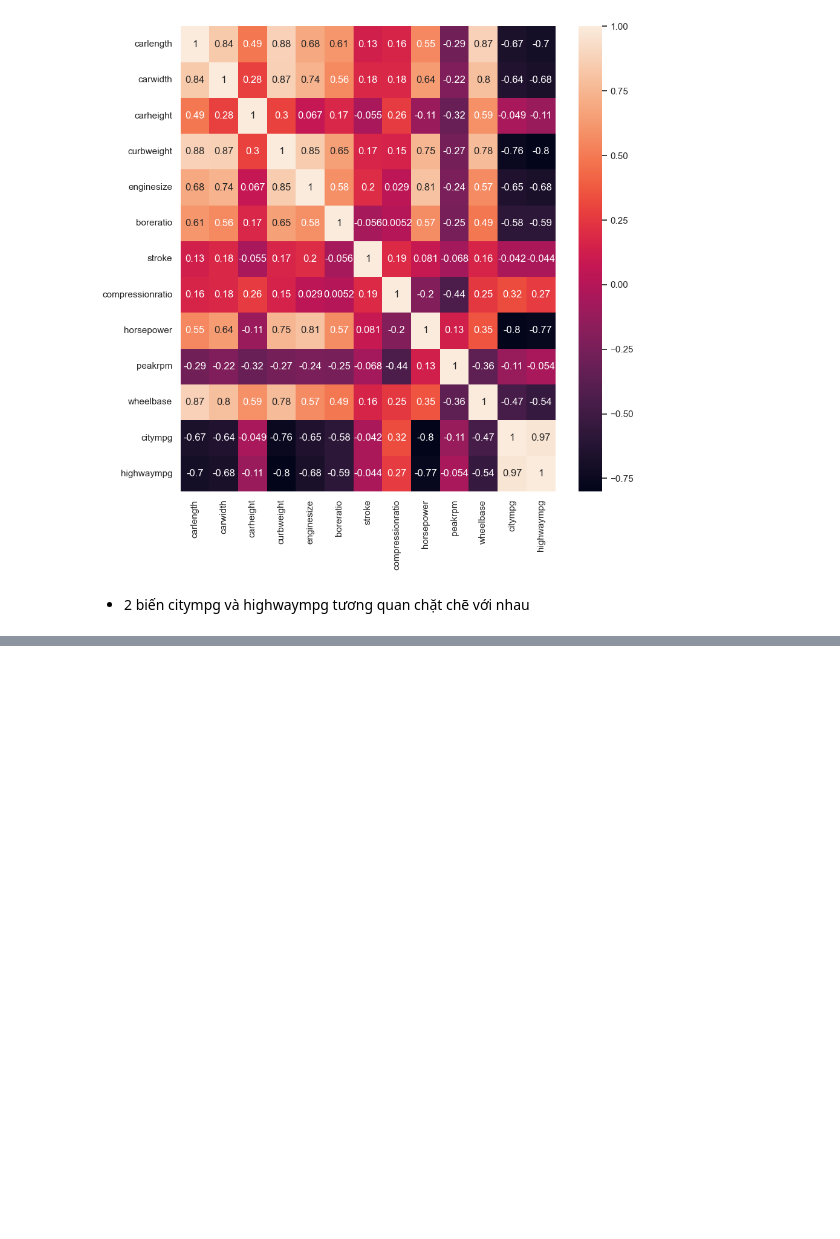
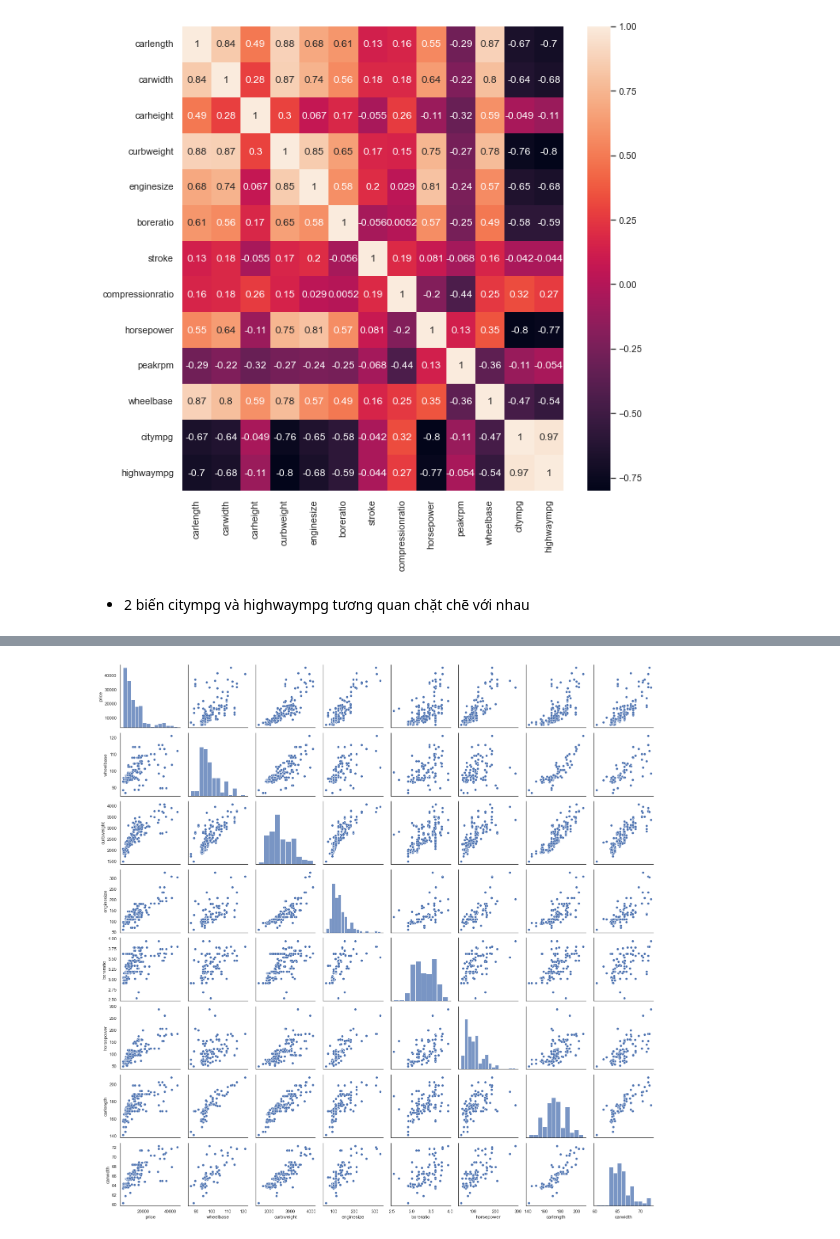
Before and after one commit to BIMSangDQ/BTVN, a Jupyter notebook: CaseStudy/a.ipynb, the cells around one changed output, grey strips where cells are left out. Cells and saved outputs as stored; diff of their text form; code cells hidden in the pictures; blank space fills up the shorter version.

```diff
--- a/CaseStudy/a.ipynb
+++ b/CaseStudy/a.ipynb
@@ -601,0 +648,5 @@ plt.show()
+# %%
+cars_sub = cars[['price', 'fueltype', 'aspiration','carbody', 'drivewheel','wheelbase',
+                'curbweight', 'enginetype', 'cylindernumber', 'enginesize', 'boreratio','horsepower',
+                'carlength','carwidth',]]
+cars_sub.head()
@@ -601,0 +660,5 @@ plt.show()
+# %%
+sns.pairplot(cars_sub)
+plt.show()
+# %% [output]
+[figure, added]
```
Also changed, not shown: parts of 28 cells of this notebook.
